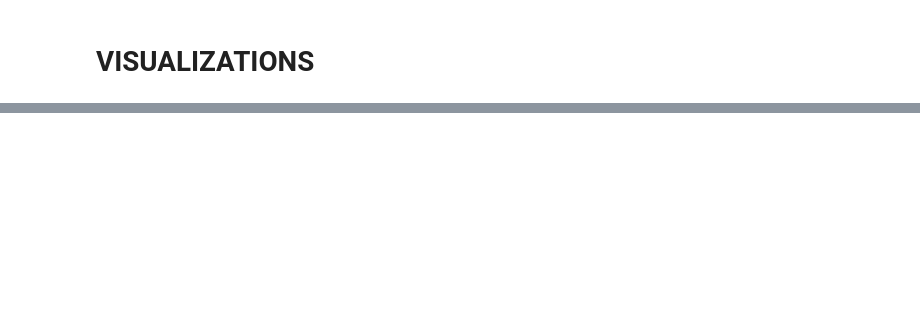
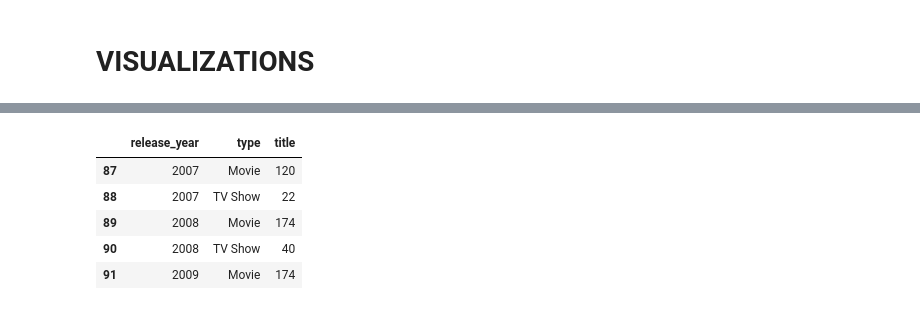
Before and after one commit to learn-co-curriculum/dsc-phase-1-project-online, a Jupyter notebook: WebscrapingPhase1_MJT.ipynb, the cells around one changed output, grey strips where cells are left out. Saved outputs shown, nothing was run; the diff lists cells and outputs as text; code cells hidden in the pictures; blank space fills up the shorter version.

```diff
--- a/WebscrapingPhase1_MJT.ipynb
+++ b/WebscrapingPhase1_MJT.ipynb
@@ -413,7 +517,14 @@ kaggle_grouped.tail(10)
 # %%
 # TV Shows vs. Movies on Netflix 2007 - 2019 . 2007 is when they started streaming. filter out 2020
-kaggle_filtered = kaggle_grouped.loc[(kaggle_grouped['release_year']>2006) & (kaggle_grouped['release_year']<2020)]
+kaggle_filtered = kaggle_grouped.loc[(kaggle_grouped['release_year']>'2006') & (kaggle_grouped['release_year']<'2020')]
 kaggle_filtered.head()
+# %% [output]
+|  | release_year | type | title |
+| 87 | 2007 | Movie | 120 |
+| 88 | 2007 | TV Show | 22 |
+| 89 | 2008 | Movie | 174 |
+| 90 | 2008 | TV Show | 40 |
+| 91 | 2009 | Movie | 174 |
 # %%
 fig,ax = plt.subplots(figsize=(10,6))
 ax.set(xlabel='Year of Release', ylabel='Number of Titles')
```
Also changed, not shown: parts of 14 cells of this notebook.
